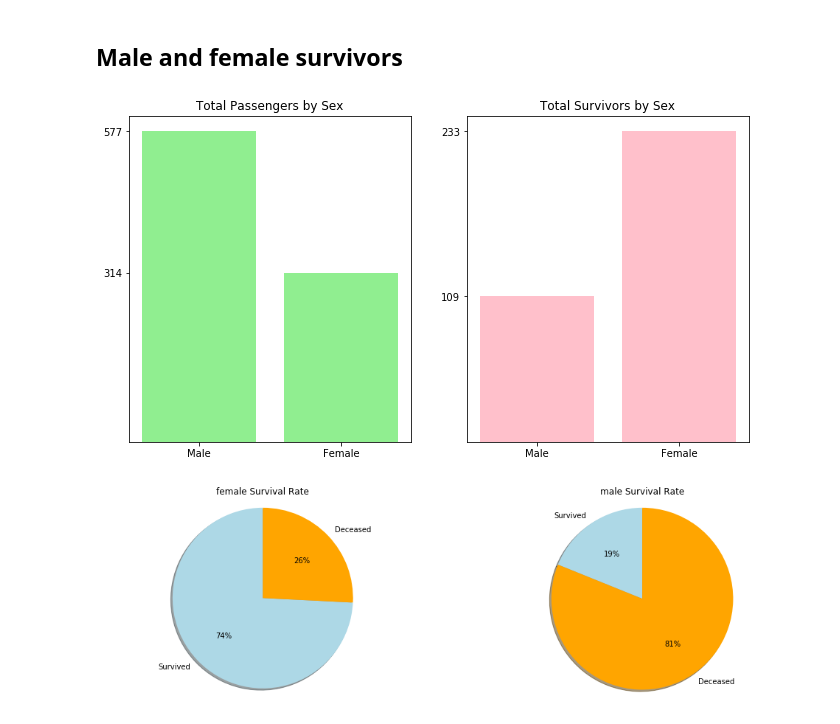
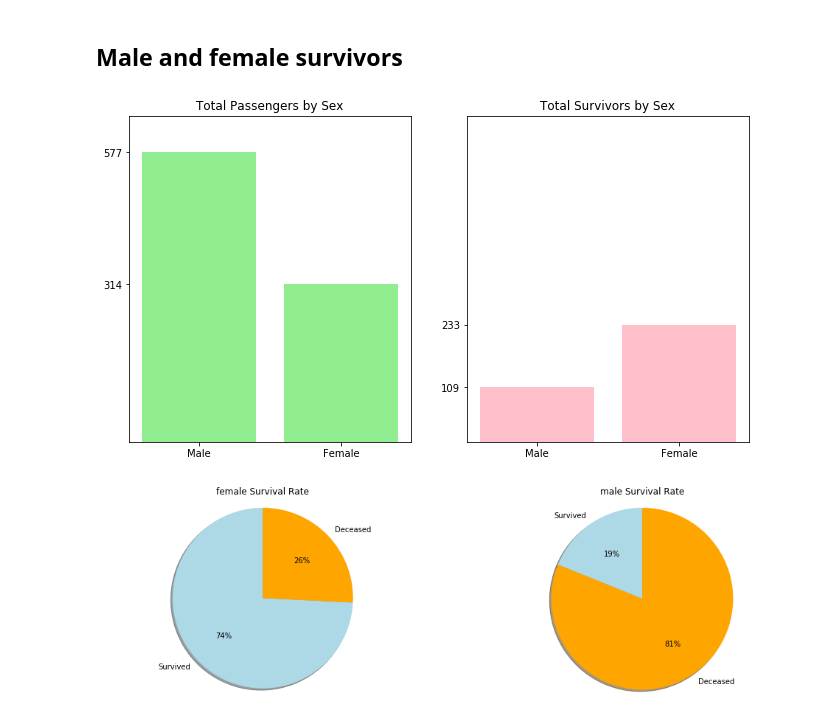
Before and after one commit to n3storm/Titanic-Data-Analysis, a Jupyter notebook: titanic.ipynb, the cells around one changed output. Drawn from its saved outputs; the diff is of its cells as text; code cells hidden in the pictures.

Commit message:
Fix a bar graph; Doc functions; Add more text

```diff
--- a/titanic.ipynb
+++ b/titanic.ipynb
@@ -132,26 +134,26 @@ As expected, the poor suffered the brunt of the casualties, with the majority of
 # %%
 passengers_per_sex_gb = titanic_df[['Sex','Survived']].groupby('Sex')
 passengers_per_sex_ls = list(passengers_per_sex_gb.size())
 survivors_per_sex_ls = list(passengers_per_sex_gb.sum()['Survived'])
 
 sns.reset_orig()
 fig = plt.figure(figsize=(8,6))
 charts = [None]*2
 headers = ['Total Passengers by Sex', 'Total Survivors by Sex']
 colors = ['lightgreen','pink']
 bars = [passengers_per_sex_ls, survivors_per_sex_ls]
 labels = ('Male','Female')
 
 for i in range(2):
     charts[i] = fig.add_subplot(1,2,i+1)
     charts[i].bar([1,0], bars[i], color=colors[i])
     charts[i].set_yticks(bars[i])
     charts[i].set_xticks([0,1])
     charts[i].set_xticklabels(labels)
-    charts[i].set_title(headers[i])
+    charts[i].set(title=headers[i], ylim=[0,650])
 
 plt.subplots_adjust(right=1.2)
 # %% [output]
-[figure, old version]
+[figure, new version]
 # %%
 survival_rate_per_sex_sr = passengers_per_sex_gb.apply(get_survival_rate)['Survived']
```
Also changed, not shown: parts of 5 cells of this notebook, 1 other file.
